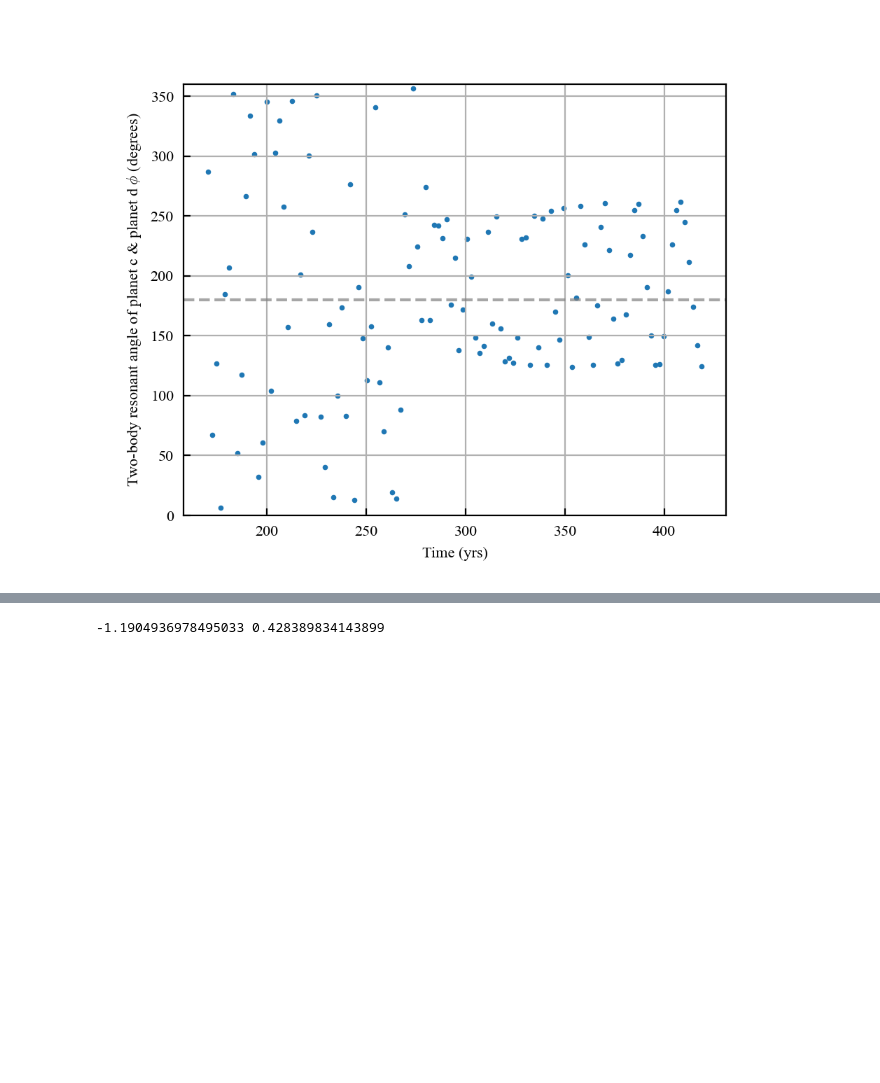
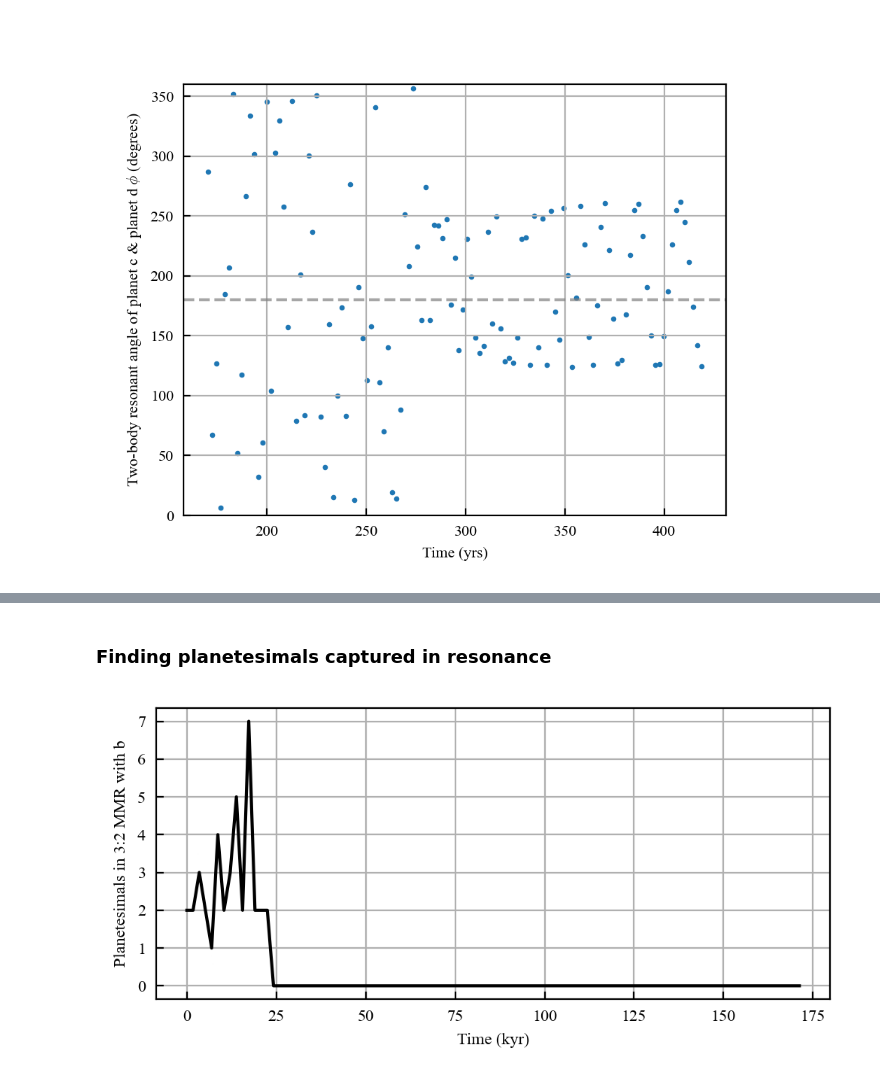
Before and after one commit to dchen10Git/uh-ifa-reu-2026, a Jupyter notebook: analyze_sims.ipynb, the cells around one changed output, grey strips where cells are left out. Drawn from its saved outputs; the diff is of its cells as text; code cells hidden in the pictures; blank space fills up the shorter version.

```diff
--- a/analyze_sims.ipynb
+++ b/analyze_sims.ipynb
@@ -1806,8 +1365,54 @@ plt.show()
-# %%
-with open("fg_library.pkl", "rb") as f:
-        fg_lib = pkl.load(f)
-
-f, g = fg_lib[(2,1)]
-print(f,g)
-# %% [output]
--1.1904936978495033 0.428389834143899
+# %% [markdown]
+### Finding planetesimals captured in resonance
+# %%
+def plot_ptsmls_res(saved_sim, num_pl, num_em, t_units='kyr', tol=0.01, k=2):
+    """
+    Plot the number of planetesimals interior to planet b that are within tol
+    of the k:k-1 resonance with planet b.
+
+    For an interior planetesimal:
+        P_out = P_b
+        P_in = P_ptsml
+
+    Delta = ((k-1)/k) * (P_b / P_ptsml) - 1
+    """
+
+    sim_data, metadata = saved_sim
+    rock_names = list(sim_data.keys())
+
+    time_factor = {'yr': 1, 'kyr': 1e3, 'Myr': 1e6}[t_units]
+
+    b_name = 'planet b'
+    if b_name not in sim_data:
+        b_name = rock_names[0]
+
+    times = sim_data[b_name]['time']
+    P_b = sim_data[b_name]['P']
+
+    # Include replenished planetesimals too
+    ptsml_names = rock_names[num_pl + num_em:]
+
+    counts = np.zeros(len(times), dtype=int)
+
+    for name in ptsml_names:
+        P_ptsml = sim_data[name]['P']
+        valid = np.isfinite(P_ptsml) & np.isfinite(P_b)
+        Delta = ((k-1)/k) * (P_b / P_ptsml) - 1
+        in_res = valid & (np.abs(Delta) <= tol)
+        counts += in_res.astype(int)
+
+    fig, ax = plt.subplots(figsize=(5, 2.5))
+
+    ax.plot(times / time_factor, counts, color='k', lw=1.5)
+
+    ax.set_xlabel(f"Time ({t_units})")
+    ax.set_ylabel(f"Planetesimals in {k}:{k-1} MMR with b")
+    ax.grid(True)
+    plt.tight_layout()
+    plt.show()
+
+    return counts
+
+counts = plot_ptsmls_res(saved_sim, num_pl=metadata['num_pl'], num_em=metadata['num_em'], t_units='kyr', tol=0.01, k=3)
+# %% [output]
+[figure, added]
```
Also changed, not shown: parts of 14 cells of this notebook, 2 other files.
